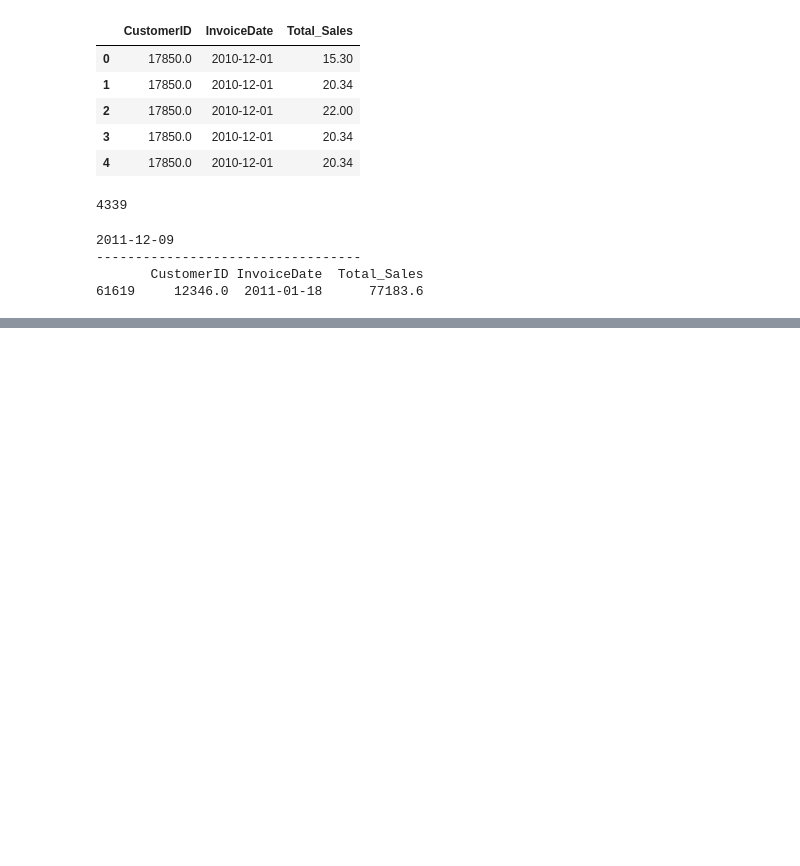
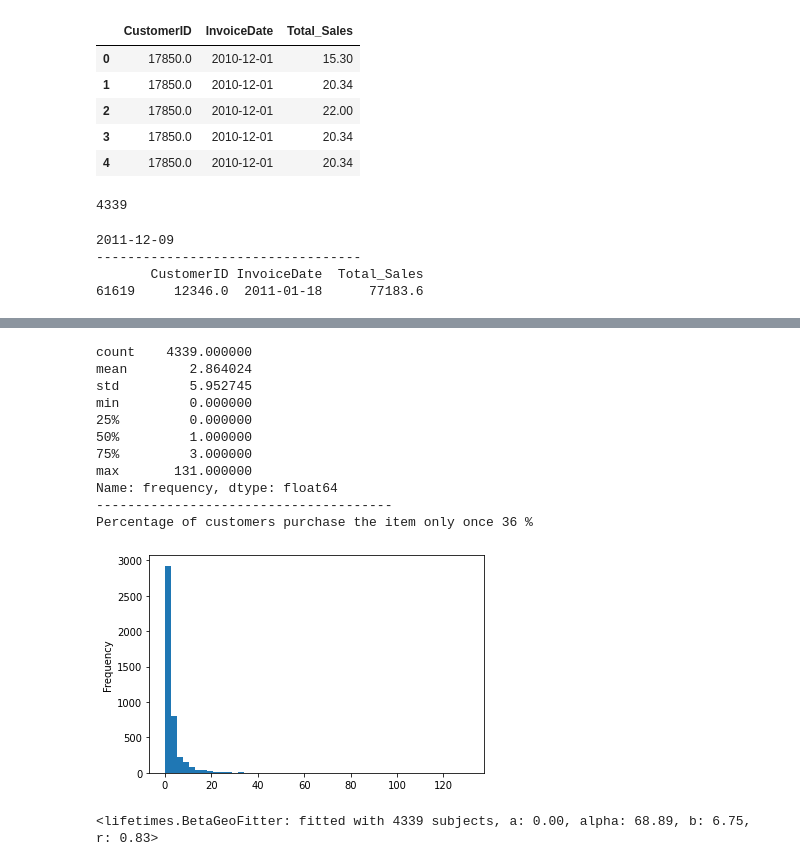
Before and after one commit to KenaMuigai/CustomerSegmentation-CustomerLifetimeValue, a Jupyter notebook: CustomerSegmentation_+_CustomerLifetimeValue.ipynb, the cells around one changed output, grey strips where cells are left out. Cells and saved outputs as stored; diff of their text form; code cells hidden in the pictures; blank space fills up the shorter version.

```diff
--- a/CustomerSegmentation_+_CustomerLifetimeValue.ipynb
+++ b/CustomerSegmentation_+_CustomerLifetimeValue.ipynb
@@ -525,0 +533,27 @@ NameError: ignored
+# %%
+%matplotlib inline
+
+lf_data['frequency'].plot(kind='hist', bins=50)
+print(lf_data['frequency'].describe())
+print("--------------------------------------")
+one_time_buyers = round(sum(lf_data['frequency'] == 0)/float(len(lf_data))*(100),)
+print("Percentage of customers purchase the item only once", one_time_buyers, "%")
+# %% [output]
+count    4339.000000
+mean        2.864024
+std         5.952745
+min         0.000000
+25%         0.000000
+50%         1.000000
+75%         3.000000
+max       131.000000
+Name: frequency, dtype: float64
+--------------------------------------
+Percentage of customers purchase the item only once 36 %
+[figure, added]
+# %%
+from lifetimes import BetaGeoFitter
+bgf = BetaGeoFitter(penalizer_coef = 0.0)
+bgf.fit(lf_data['frequency'], lf_data['recency'], lf_data['T'])
+# %% [output]
+<lifetimes.BetaGeoFitter: fitted with 4339 subjects, a: 0.00, alpha: 68.89, b: 6.75, r: 0.83>
```
Also changed, not shown: parts of 14 cells of this notebook.
